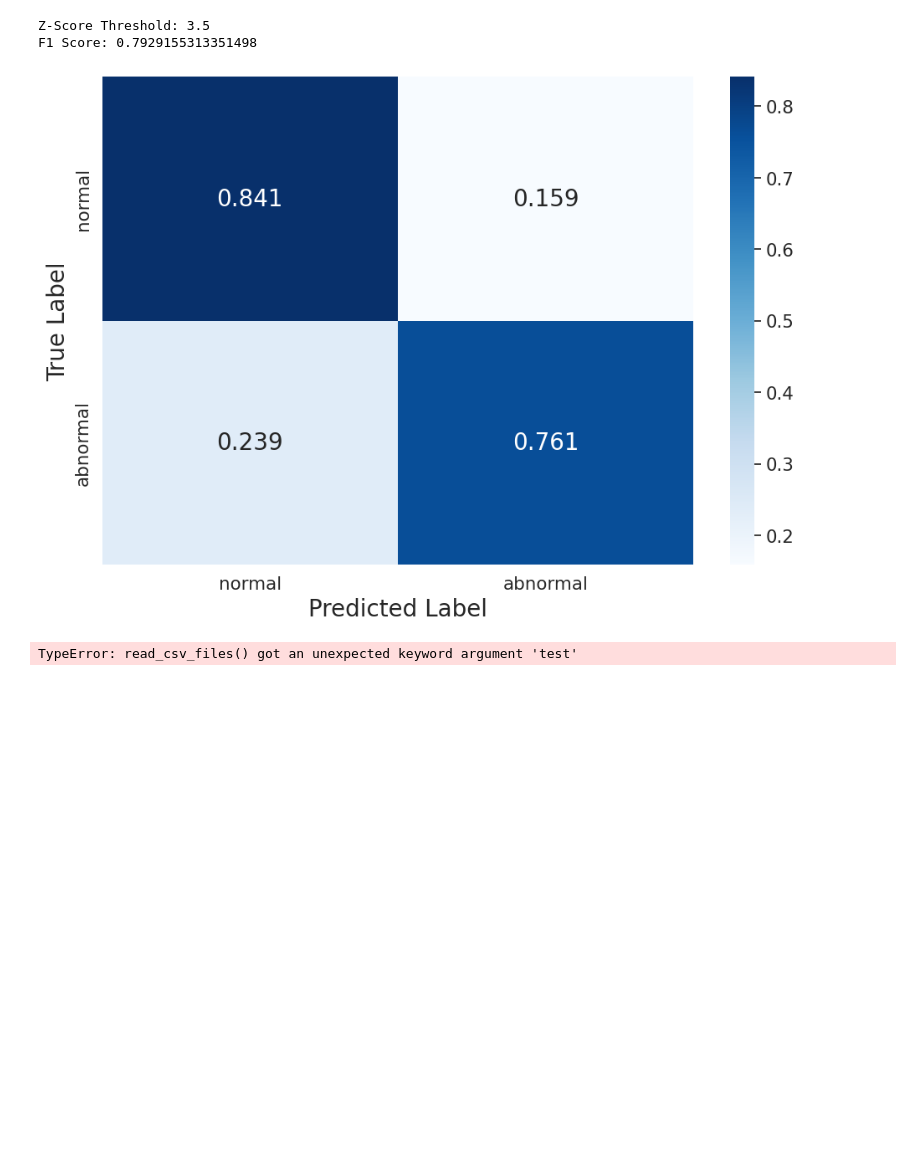
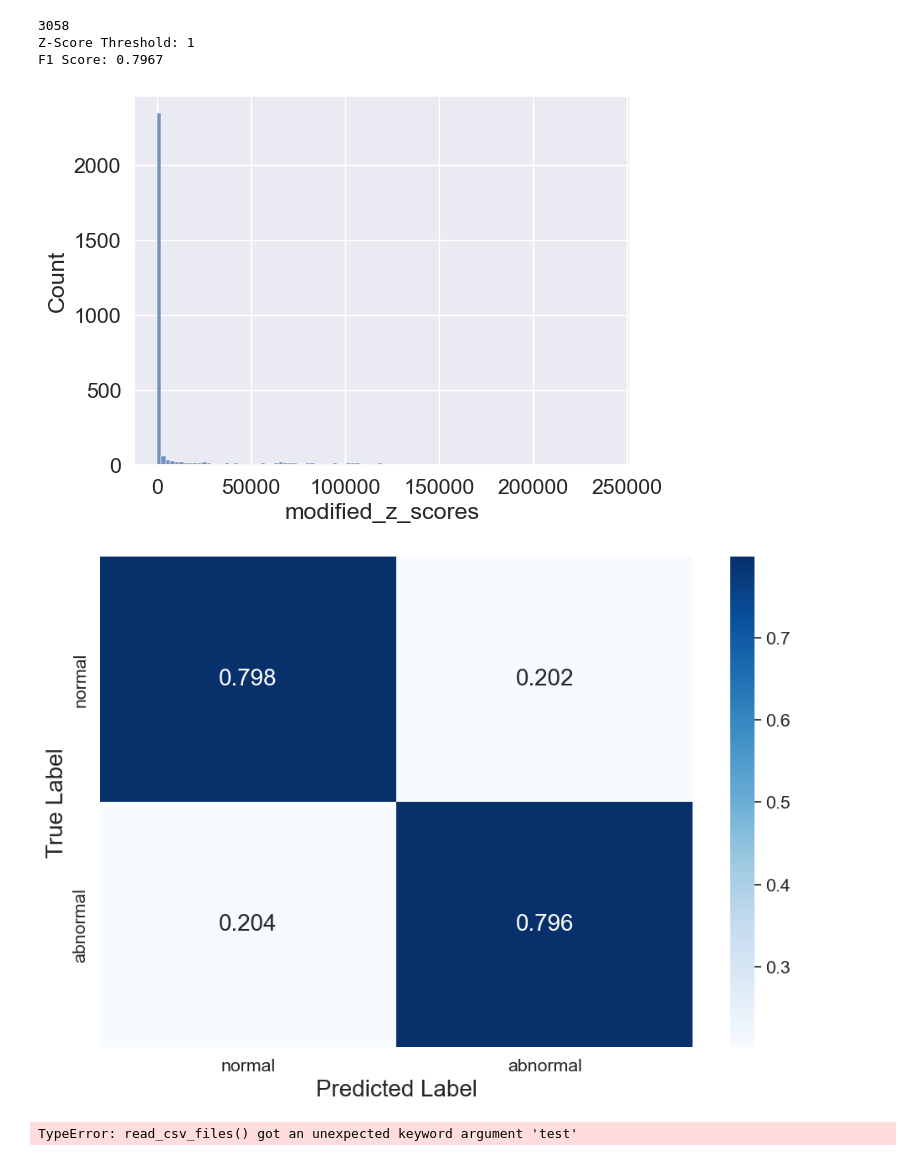
Before and after one commit to Kseorang1218/Deep-Learning-Study, a Jupyter notebook: MIMII/v3/result/6_dB_0903/vis.ipynb, the cells around one changed output. Cells and saved outputs as stored; diff of their text form; code cells hidden in the pictures; blank space fills up the shorter version.

```diff
--- a/MIMII/v3/result/6_dB_0903/vis.ipynb
+++ b/MIMII/v3/result/6_dB_0903/vis.ipynb
@@ -237,7 +318,7 @@ F1 Score: 0.6290748898678414
 # %%
-def calculate_metrics_modified_zscore(actual_labels, anomaly_scores, normal_anomaly_scoresm, z_threshold=3.5):
-    median = np.median(normal_anomaly_scoresm)
-    median_absolute_deviation = np.median(np.abs(normal_anomaly_scoresm-median))
+def calculate_metrics_modified_zscore(actual_labels, anomaly_scores, normal_anomaly_scores, z_threshold=1):
+    median = np.median(normal_anomaly_scores)
+    median_absolute_deviation = np.median(np.abs(normal_anomaly_scores-median))
 
     # Z-Score 계산
     modified_z_scores = 0.6745*(anomaly_scores - median) / median_absolute_deviation
@@ -248,6 +329,25 @@ def calculate_metrics_modified_zscore(actual_labels, anomaly_scores, normal_anom
     # print(len(predicted_labels))
     # F1 Score 계산
     f1 = f1_score(actual_labels, predicted_labels)
+
+
+    abnormal_scores = np.array(normal_anomaly_scores)
+    normal_labels = np.zeros_like(normal_anomaly_scores)
+
+    scores = np.hstack(abnormal_scores).tolist()
+    labels = np.hstack(normal_labels).tolist()
+
+
+
+    labels = labels[:len(modified_z_scores)]
+    print(len(modified_z_scores))
+    target_df = pd.DataFrame({"modified_z_scores": modified_z_scores})
+
+    sns.histplot(target_df, x="modified_z_scores", bins=100)
+    # plt.xlim([-1,1])
+    # plt.show()
+    # Z-Score를 기준으로 이상 감지
+    # predicted_labels = (z_scores > z_threshold).astype(int)
 
 
     return predicted_labels, z_threshold, f1
@@ -264,37 +364,39 @@ def draw_confusion_matrix(actual_labels, predicted_labels, test=False):
 
 
     # plt.title(f'{sn, pad=20, fontsize=20)
     plt.tight_layout()
     plt.show()
     plt.close()
 
 def use_modified_zscore(test=False):
 
     train_csv_files = read_csv_files('./train')
     # print(train_csv_files)
     train_actual_labels, train_tot, train_normal_anomaly_scores, train_abnormal_scores = get_labels_and_scores_n(train_csv_files)
 
     test_csv_files = read_csv_files('./test')
     # print(sorted(train_csv_files))
     test_actual_labels, test_tot, test_normal_anomaly_scores, test_abnormal_scores = get_labels_and_scores_n(test_csv_files)
     # print(test_actual_labels)
 
     results = calculate_metrics_modified_zscore(test_actual_labels, test_tot, train_normal_anomaly_scores)
     predicted_labels, z_threshold, f1 = results
 
     print(f'Z-Score Threshold: {z_threshold}')
-    print(f'F1 Score: {f1}')
+    print(f'F1 Score: {f1:.04}')
 
     draw_confusion_matrix(test_actual_labels, predicted_labels)
 
     # return results
 
 
 use_modified_zscore(test=True)
 # %% [output]
-Z-Score Threshold: 3.5
-F1 Score: 0.7929155313351498
+3058
+Z-Score Threshold: 1
+F1 Score: 0.7967
-[figure, old version]
+[figure, new version]
+[figure, added]
 # %%
 def max_f1score(actual_labels, anomaly_scores):
     precision, recall, thresholds = precision_recall_curve(actual_labels, anomaly_scores)
```
Also changed, not shown: parts of 5 cells of this notebook, 6 other files.
